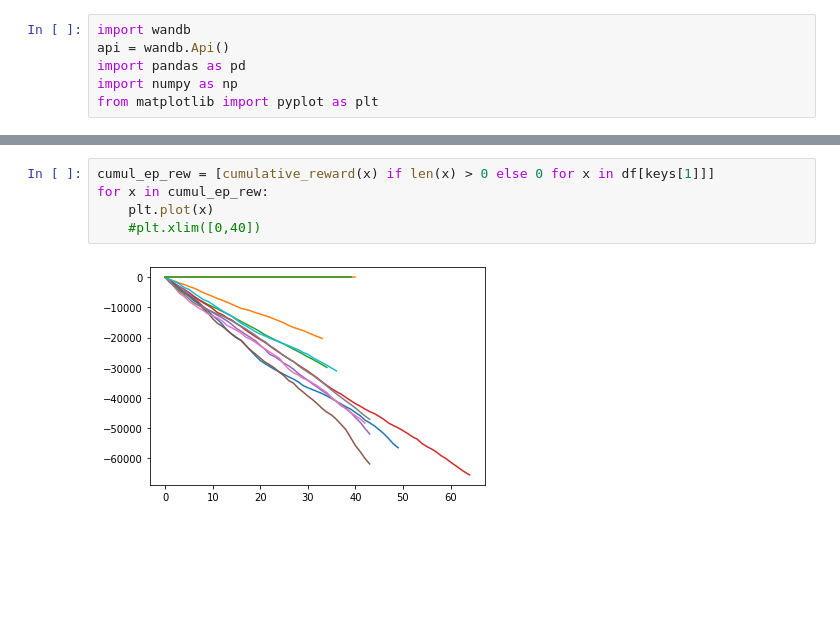
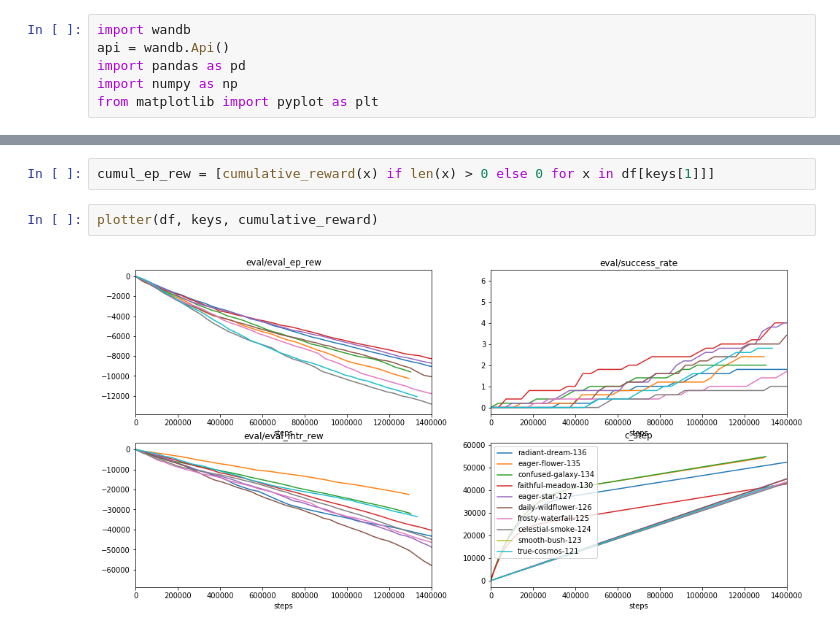
Before and after one commit to P-Schumacher/research, a Jupyter notebook: data_analysis/Project_analysis.ipynb, the cells around one changed output, grey strips where cells are left out. Saved outputs shown, nothing was run; the diff lists cells and outputs as text; blank space fills up the shorter version.

```diff
--- a/data_analysis/Project_analysis.ipynb
+++ b/data_analysis/Project_analysis.ipynb
@@ -31,7 +53,6 @@ for ax_idx, ax in enumerate(axes.flatten()):
 # %%
 cumul_ep_rew = [cumulative_reward(x) if len(x) > 0 else 0 for x in df[keys[1]]]
-for x in cumul_ep_rew:
-    plt.plot(x)
-    #plt.xlim([0,40])
-# %% [output]
-[figure, removed]
+# %%
+plotter(df, keys, cumulative_reward)
+# %% [output]
+[figure, added]
```
Also changed, not shown: parts of 9 cells of this notebook, 2 other files.
